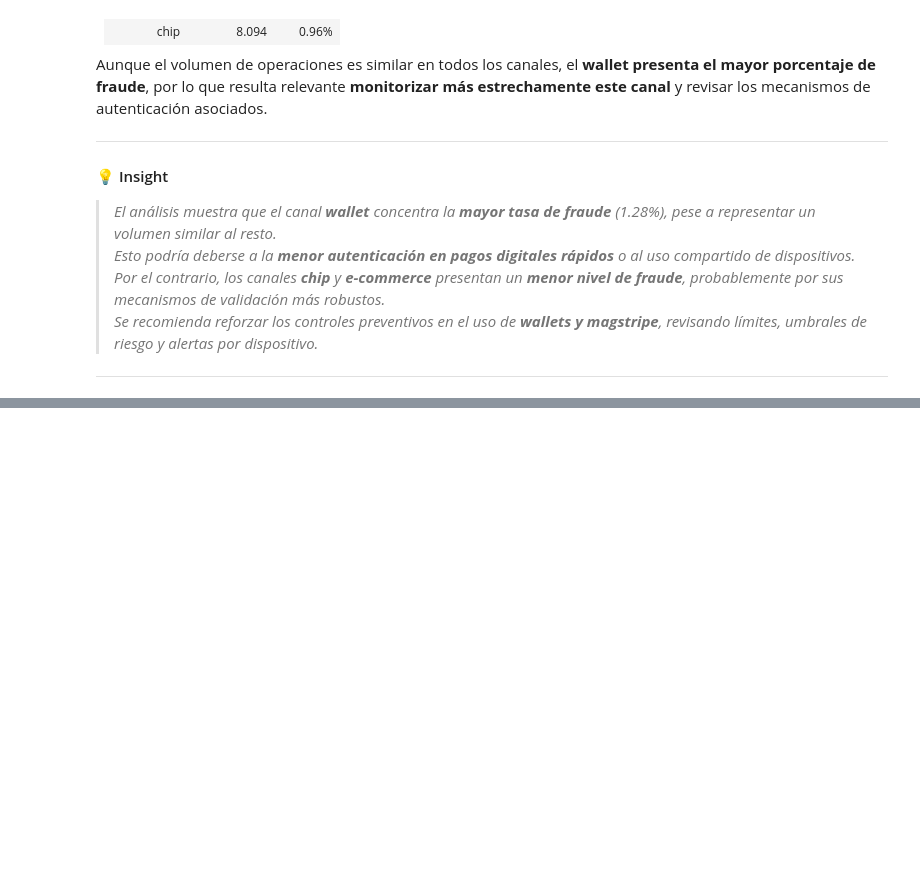
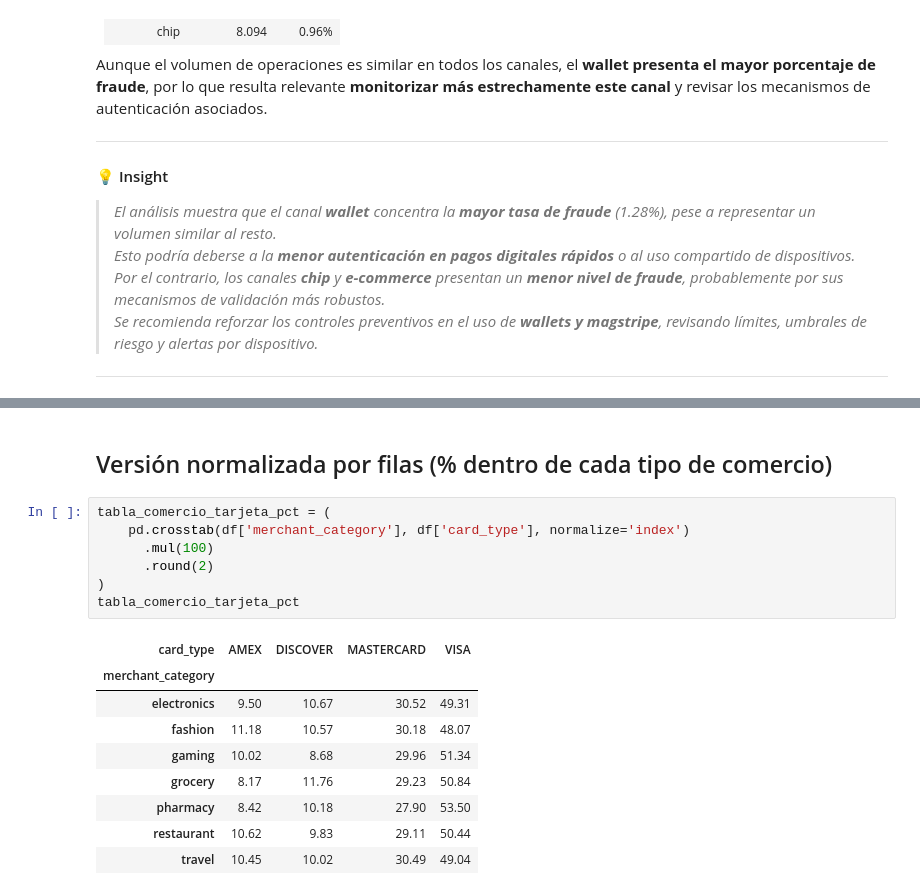
Before and after one commit to PatriciaMerinero/Proyecto_Final_Data_Analytics, a Jupyter notebook: NOTEBOOKS/03_EDA_ANALISIS_DESCRIPTIVO.ipynb, the cells around one changed output, grey strips where cells are left out. Saved outputs shown, nothing was run; the diff lists cells and outputs as text; blank space fills up the shorter version.

```diff
--- a/NOTEBOOKS/03_EDA_ANALISIS_DESCRIPTIVO.ipynb
+++ b/NOTEBOOKS/03_EDA_ANALISIS_DESCRIPTIVO.ipynb
@@ -2331,0 +2415,19 @@ Aunque el volumen de operaciones es similar en todos los canales, el **wallet pr
+# %% [markdown]
+## Versión normalizada por filas (% dentro de cada tipo de comercio)
+# %%
+tabla_comercio_tarjeta_pct = (
+    pd.crosstab(df['merchant_category'], df['card_type'], normalize='index')
+      .mul(100)
+      .round(2)
+)
+tabla_comercio_tarjeta_pct
+# %% [output]
+| card_type | AMEX | DISCOVER | MASTERCARD | VISA |
+| merchant_category |  |  |  |  |
+| electronics | 9.50 | 10.67 | 30.52 | 49.31 |
+| fashion | 11.18 | 10.57 | 30.18 | 48.07 |
+| gaming | 10.02 | 8.68 | 29.96 | 51.34 |
+| grocery | 8.17 | 11.76 | 29.23 | 50.84 |
+| pharmacy | 8.42 | 10.18 | 27.90 | 53.50 |
+| restaurant | 10.62 | 9.83 | 29.11 | 50.44 |
+| travel | 10.45 | 10.02 | 30.49 | 49.04 |
```
Also changed, not shown: parts of 19 cells of this notebook.
